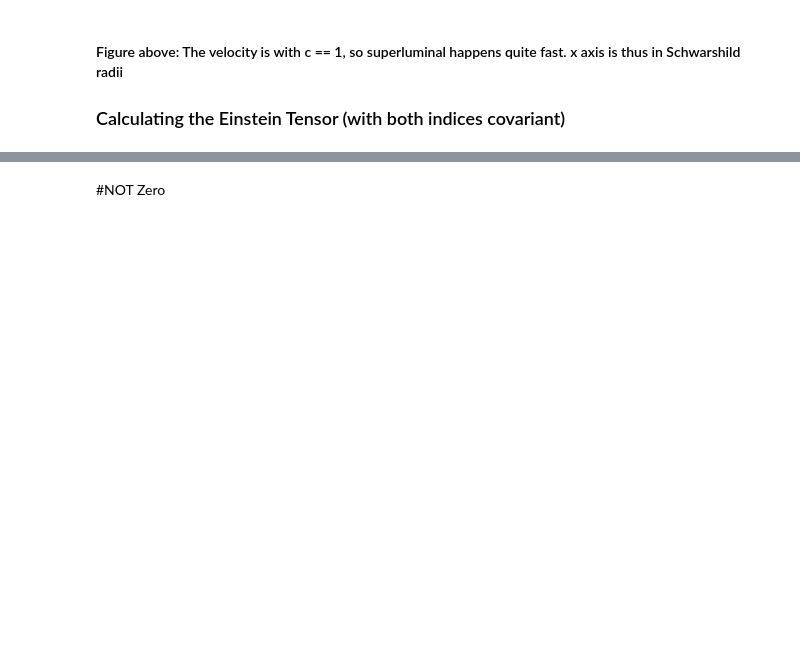
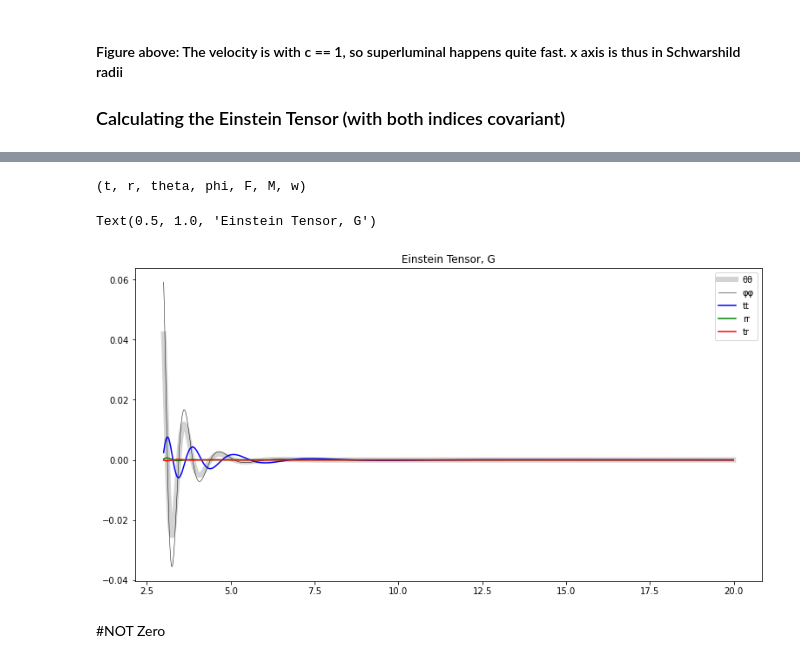
Before and after one commit to tomandersen/jupyter, a Jupyter notebook: 2022/Essay2022Paper/Solution Metrics/Birkoff-Rsq.ipynb, the cells around one changed output, grey strips where cells are left out. Saved outputs shown, nothing was run; the diff lists cells and outputs as text; code cells hidden in the pictures; blank space fills up the shorter version.

```diff
--- a/2022/Essay2022Paper/Solution Metrics/Birkoff-Rsq.ipynb
+++ b/2022/Essay2022Paper/Solution Metrics/Birkoff-Rsq.ipynb
@@ -88,37 +107,41 @@ phi = 1
 F = 0.01
 M = 1
 w = 0.5
-t = 1
+t = 1.31312
 
 
 #Make x values - which we will sub in for r
-x = np.arange(3.0, 20.0, 0.004)
+x = np.arange(3.0, 20.0, 0.01)
 
 # Call the functions
 # note: what scale to use on these ? when is it appropriate to divide by r**2, etc?
 tt = func(t,x,theta, phi, F, M, w)[0][0]
 
 tr = func(t,x,theta, phi, F, M, w)[0][1]/(x*x)
 
 rr = func(t,x,theta, phi, F, M, w)[1][1]/(x*x)**2
 
 hh = func(t,x,theta, phi, F, M, w)[2][2]/(x*x)**2
 
 pp = func(t,x,theta, phi, F, M, w)[3][3]/(x*x*sin(theta)*sin(theta))**2
 
 
 fig=plt.figure(figsize=(10, 5))
 ax=fig.add_axes([0,2,1.0,1.0])
 
 ax.plot(x,hh, "lightgrey",label="θθ", linewidth=6.0)
 ax.plot(x,pp, "black",label="φφ", linewidth=0.5)
 
-#ax.plot(x,tt, "-b", label="tt")
+ax.plot(x,tt, "-b", label="tt")
 ax.plot(x,rr, "-g", label="rr")
 ax.plot(x,tr, "-r", label="tr")
 
 ax.legend(loc="upper right")
 ax.set_title("Einstein Tensor, G")
+# %% [output]
+(t, r, theta, phi, F, M, w)
+Text(0.5, 1.0, 'Einstein Tensor, G')
+[figure, added]
 # %% [markdown]
 #NOT Zero
 # %%
```
Also changed, not shown: parts of 8 cells of this notebook, 7 other files.
